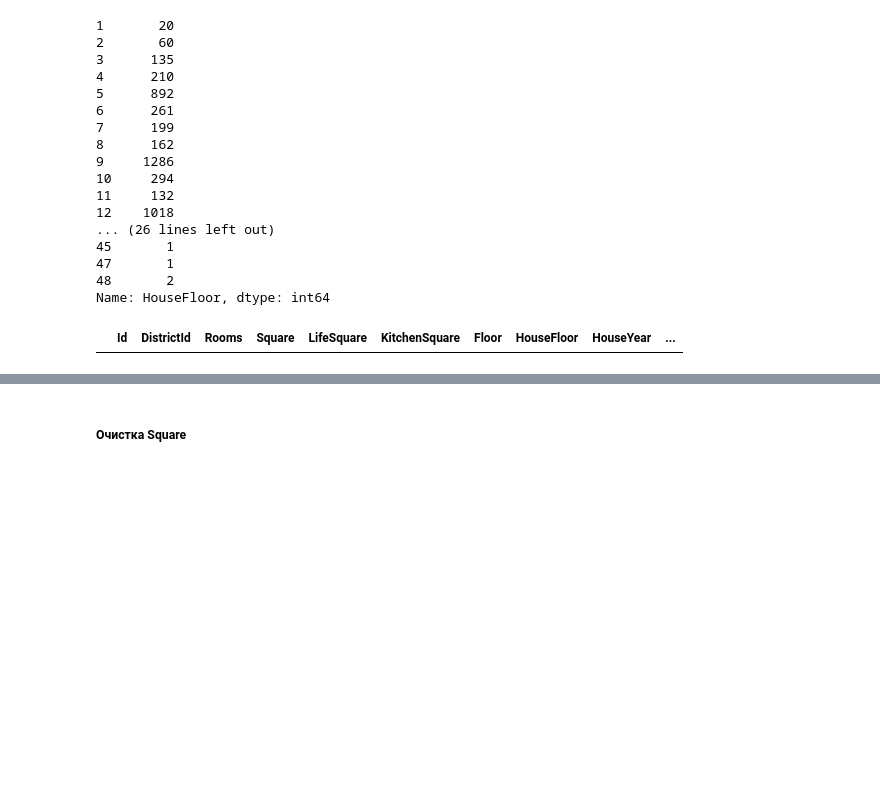
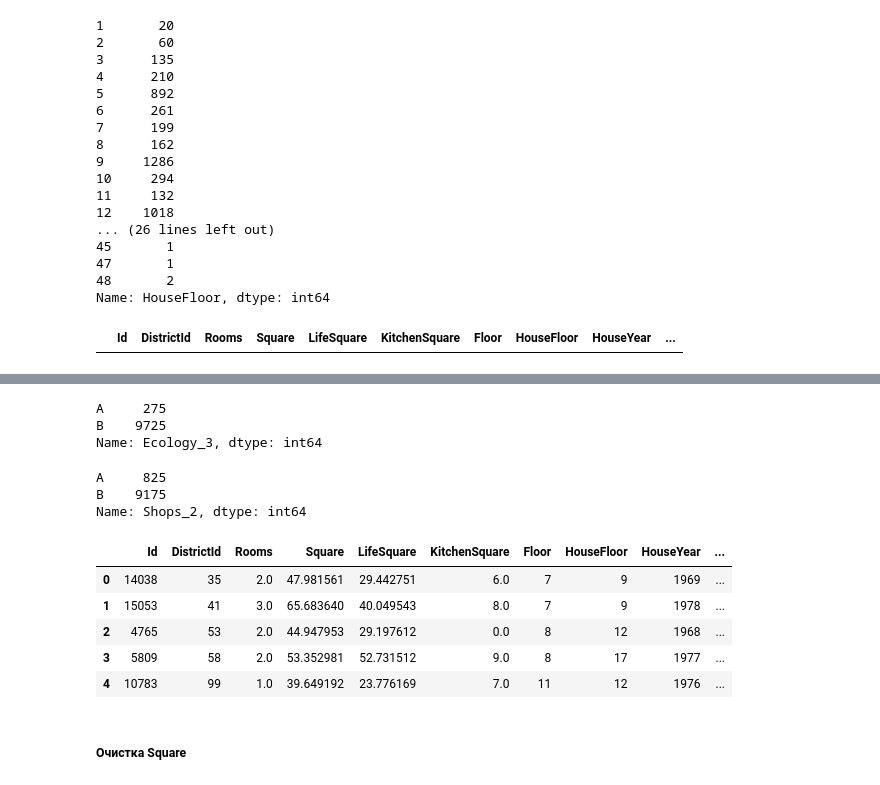
Before and after one commit to shulzhenkoas/Data_Science, a Jupyter notebook: Clear_data_project.ipynb, the cells around one changed output, grey strips where cells are left out. Cells and saved outputs as stored; diff of their text form; code cells hidden in the pictures; blank space fills up the shorter version.

```diff
--- a/Clear_data_project.ipynb
+++ b/Clear_data_project.ipynb
@@ -139,0 +159,6 @@ data.loc[(data['Floor'] > data['HouseFloor']), :]
+# %%
+data['Ecology_3'].value_counts().sort_index()
+# %% [output]
+A     275
+B    9725
+Name: Ecology_3, dtype: int64
@@ -139,0 +168,6 @@ data.loc[(data['Floor'] > data['HouseFloor']), :]
+# %%
+data['Shops_2'].value_counts().sort_index()
+# %% [output]
+A     825
+B    9175
+Name: Shops_2, dtype: int64
@@ -140,3 +177,12 @@ data.loc[(data['Floor'] > data['HouseFloor']), :]
+# %%
+data.head()
+# %% [output]
+|  | Id | DistrictId | Rooms | Square | LifeSquare | KitchenSquare | Floor | HouseFloor | HouseYear | ... |
+| 0 | 14038 | 35 | 2.0 | 47.981561 | 29.442751 | 6.0 | 7 | 9 | 1969 | ... |
+| 1 | 15053 | 41 | 3.0 | 65.683640 | 40.049543 | 8.0 | 7 | 9 | 1978 | ... |
+| 2 | 4765 | 53 | 2.0 | 44.947953 | 29.197612 | 0.0 | 8 | 12 | 1968 | ... |
+| 3 | 5809 | 58 | 2.0 | 53.352981 | 52.731512 | 9.0 | 8 | 17 | 1977 | ... |
+| 4 | 10783 | 99 | 1.0 | 39.649192 | 23.776169 | 7.0 | 11 | 12 | 1976 | ... |
 # %% [markdown]
 ##### Очистка Square
 # %%
```
Also changed, not shown: parts of 10 cells of this notebook.
